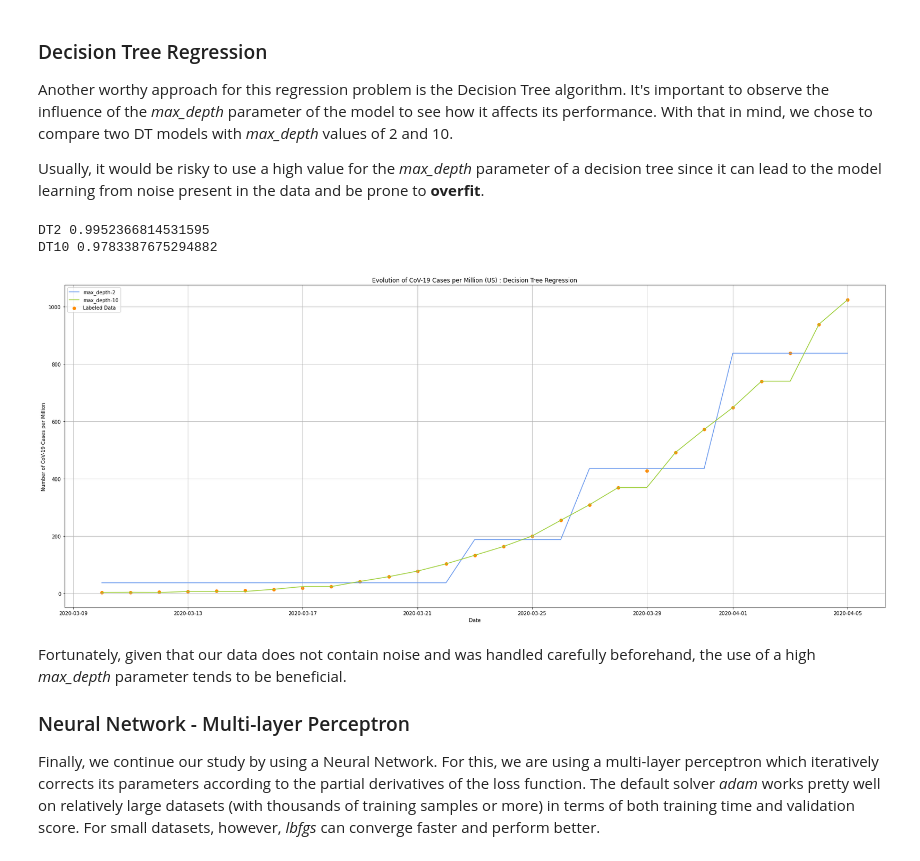
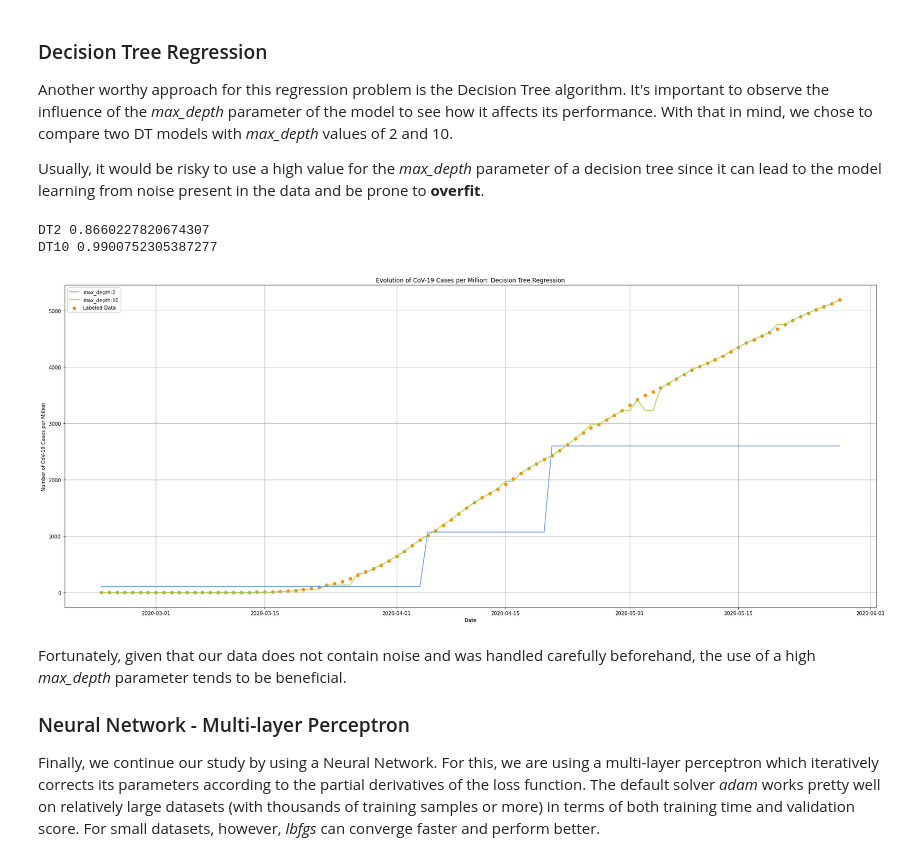
Before and after one commit to diogoalex01/FEUP-IART, a Jupyter notebook: SupervisedLearning/COVID-19.ipynb, the cells around one changed output. Saved outputs shown, nothing was run; the diff lists cells and outputs as text; code cells hidden in the pictures.

```diff
--- a/SupervisedLearning/COVID-19.ipynb
+++ b/SupervisedLearning/COVID-19.ipynb
@@ -72,12 +72,12 @@ data = pd.read_csv('Global_Mobility_Report.csv')
 # %% [markdown]
 After reading the input file, we proceed to select and analyze its data. Since we will predict the number of cases of CoV-19 and these might depend on country-specific factors, it may be relevant to focus on a specific region in order to effectively and impartially compare the performance of the algorithms. Being one of the most affected countries in the world, the US seemed like a good candidate for this research.
 # %%
-country = 'US'
-data = data.loc[(data.country == country)]
+# country = 'US'
+# data = data.loc[(data.country == country)]
 data = data.reset_index(drop=True)
 # If we were taking the country column into account,
 # it would intersting to take care of the Dummy Variable Trap.
 # Alternatively, we chose to eliminate these columns completely.
+print(data.head(100))
 data = data.drop(columns = ['country','iso'])
-data
 # %% [output]
@@ -190,7 +236,7 @@ As we can see from the graph above, when the first cases of CoV-19 were register
 
 That being said, we can now define the Total Number of Cases per Million as our **target variable** and isolate it from our **independent variables**.
 # %%
-X = data.iloc[day_index:,1:9]
-Y = data.iloc[day_index:,9:]
+X = data.iloc[:,1:23]
+Y = data.iloc[:,23:]
 X
 # %% [output]
@@ -214,8 +256,8 @@ X
 # %%
 # Replaces NaN values present in the new columns by 0 (Zero Inputation)
-X['fatalities_percent_change'] = X['fatalities_percent_change'].replace(np.NaN, 0)
-X['cases_percent_change'] = X['cases_percent_change'].replace(np.NaN, 0)
-Y['cases_per_million'] = Y['cases_per_million'].replace(np.NaN, 0)
+# X['fatalities_percent_change'] = X['fatalities_percent_change'].replace(np.NaN, 0)
+# X['cases_percent_change'] = X['cases_percent_change'].replace(np.NaN, 0)
+# Y['cases_per_million'] = Y['cases_per_million'].replace(np.NaN, 0)
 
 # Fills the empty values taking mean values present in each column (Mean Inputation)
 X = X.replace("", np.NaN)
@@ -224,4 +266,4 @@ imputer = SimpleImputer(missing_values=np.NaN, strategy='mean')
 X = imputer.fit_transform(X)
 Y = imputer.fit_transform(Y)
 
-Y
+# print(Y)
@@ -367,37 +435,39 @@ Usually, it would be risky to use a high value for the *max_depth* parameter of
 # %%
 # Decision Tree Models
 dt_regressor_2 = DecisionTreeRegressor(max_depth=2)
 dt_regressor_10 = DecisionTreeRegressor(max_depth=10)
 
 # Fitting/Training models
 dt_regressor_2.fit(X_train, Y_train)
 dt_regressor_10.fit(X_train, Y_train)
 
 # Obtaining predictions from models
-max_depth2_prediction = dt_regressor_2.predict(X)
-max_depth10_prediction = dt_regressor_10.predict(X)
+X_pred = X[1746:1842,:]
+Y_pred_label = Y[1746:1842,:]
+max_depth2_prediction = dt_regressor_2.predict(X_pred)
+max_depth10_prediction = dt_regressor_10.predict(X_pred)
 
 # Testing models
 dt_regressor_2_score = dt_regressor_2.score(X_test,Y_test)
 dt_regressor_10_score = dt_regressor_10.score(X_test,Y_test)
 
 print("DT2", dt_regressor_2_score)
 print("DT10", dt_regressor_10_score)
 
 # Plot the results
 _, ax = plt.subplots(figsize=(24, 10))
 ax.grid()
-labeled = ax.scatter(date_format[day_index:], Y, color='darkorange', label='data')
-max_depth2, = ax.plot(date_format[day_index:], max_depth2_prediction, color='cornflowerblue')
-max_depth10, = ax.plot(date_format[day_index:], max_depth10_prediction, color='yellowgreen')
+labeled = ax.scatter(date_format[1746:1842], Y_pred_label, color='darkorange', label='data')
+max_depth2, = ax.plot(date_format[1746:1842], max_depth2_prediction, color='cornflowerblue')
+max_depth10, = ax.plot(date_format[1746:1842], max_depth10_prediction, color='yellowgreen')
 ax.legend((max_depth2, max_depth10, labeled), ('max_depth-2', 'max_depth-10','Labeled Data'), loc='upper left', shadow=False)
-ax.set(xlabel="Date", ylabel='Number of CoV-19 Cases per Million', title = "Evolution of CoV-19 Cases per Million (%s) : Decision Tree Regression" % (country))
+ax.set(xlabel="Date", ylabel='Number of CoV-19 Cases per Million', title = "Evolution of CoV-19 Cases per Million: Decision Tree Regression")
 plt.tight_layout()
 plt.show()
 # %% [output]
-DT2 0.9952366814531595
-DT10 0.9783387675294882
+DT2 0.8660227820674307
+DT10 0.9900752305387277
-[figure, old version]
+[figure, new version]
 # %% [markdown]
 Fortunately, given that our data does not contain noise and was handled carefully beforehand, the use of a high *max_depth* parameter tends to be beneficial.
 
```
Also changed, not shown: parts of 19 cells of this notebook, 1 other file.
